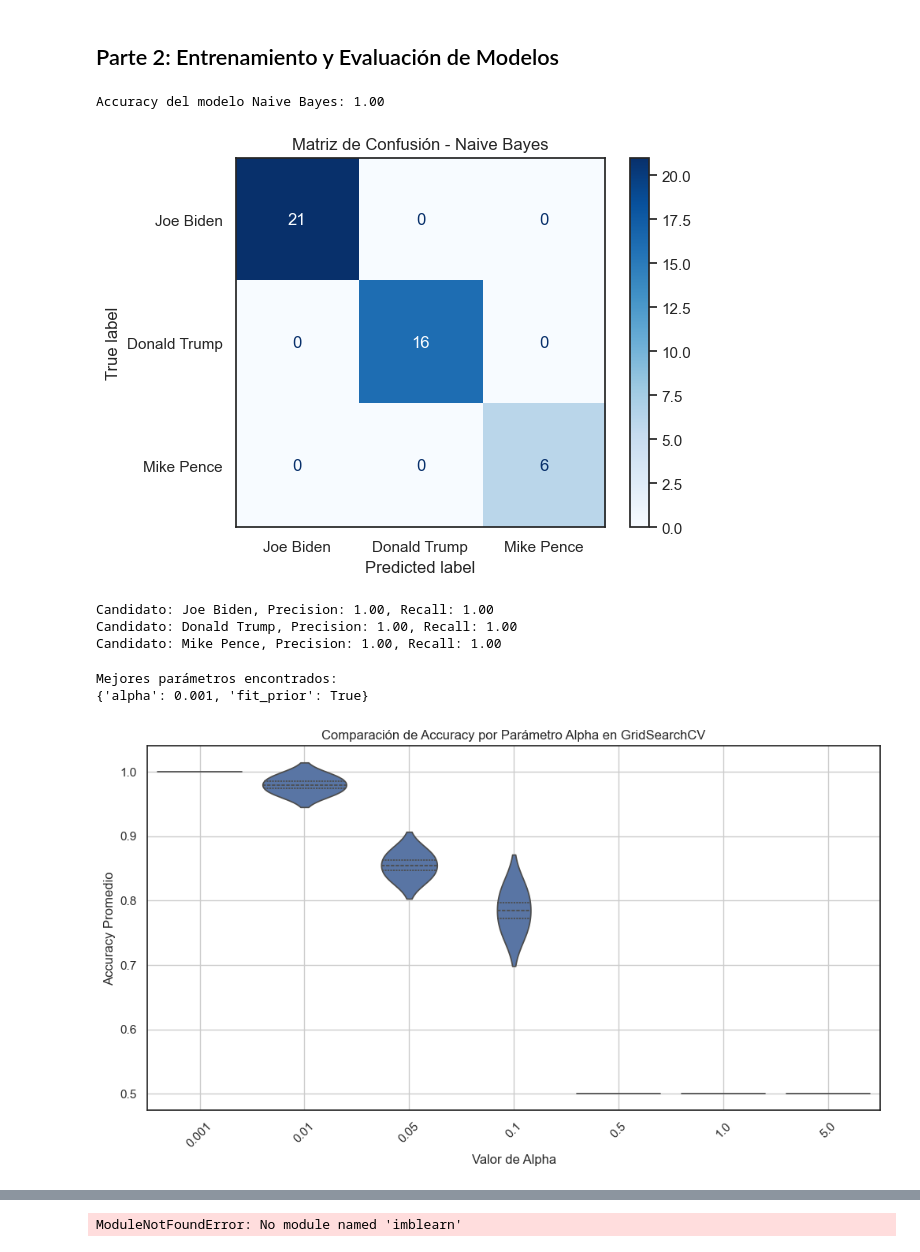
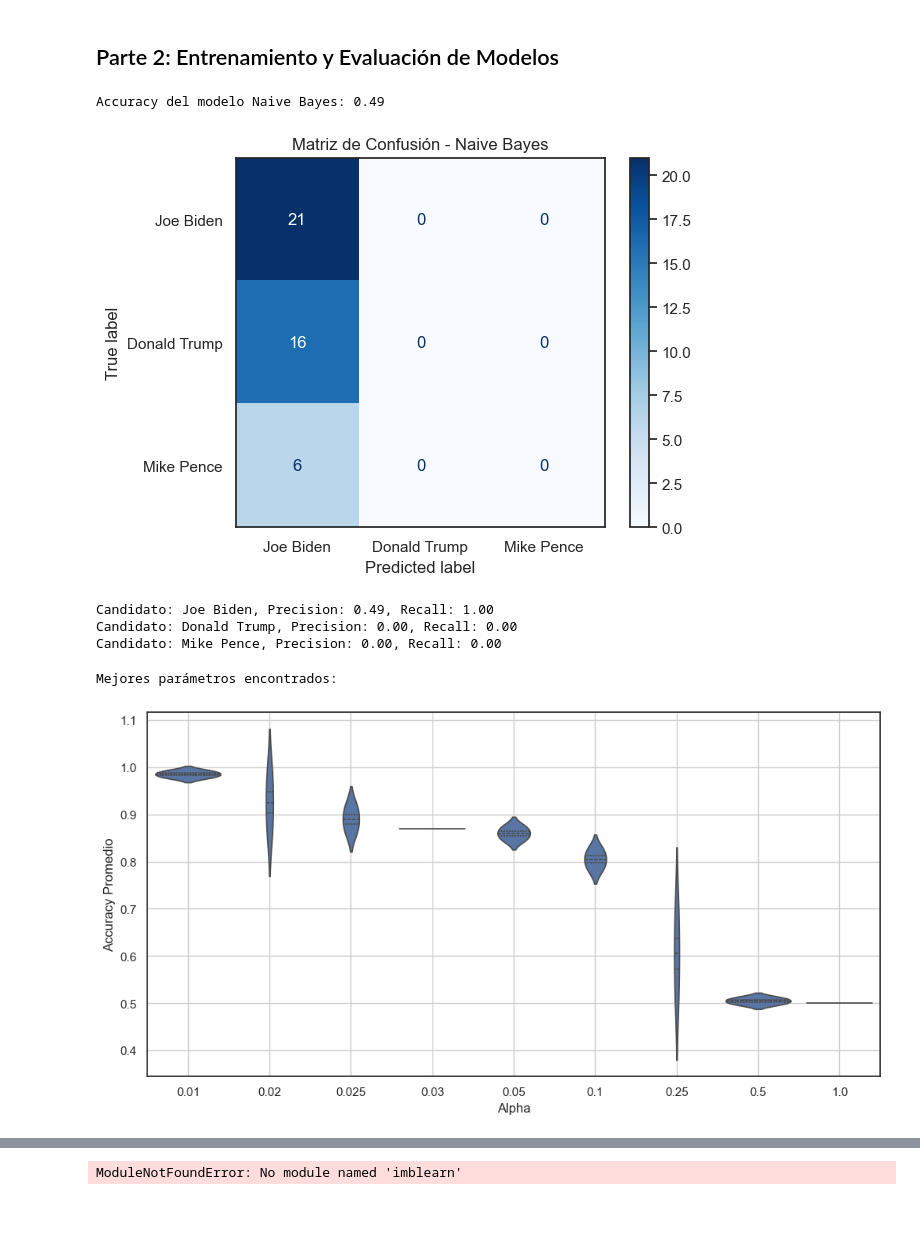
Before and after one commit to campon/intro-cd, a Jupyter notebook: Tarea_2/us2020_propuesta_estudiantes.ipynb, the cells around one changed output, grey strips where cells are left out. Cells and saved outputs as stored; diff of their text form; code cells hidden in the pictures; blank space fills up the shorter version.

```diff
--- a/Tarea_2/us2020_propuesta_estudiantes.ipynb
+++ b/Tarea_2/us2020_propuesta_estudiantes.ipynb
@@ -430,7 +430,7 @@ En síntesis, los resultados muestran que el PCA, combinado con una representaci
 # Calcular matriz de confusión Sugerencia: utilice el método from_predictions de ConfusionMatrixDisplay para realizar la matriz.
 
 # Entrenamiento del modelo Multinomial Naive Bayes
-nb_model = MultinomialNB(alpha=1, fit_prior=True)
+nb_model = MultinomialNB()
 nb_model.fit(X_dev_tfidf, y_dev)
 
 # Predicción sobre el conjunto de test
@@ -455,41 +455,40 @@ recall = recall_score(y_test, y_pred, average=None, labels=top_3_candidates)
 for candidate, prec, rec in zip(top_3_candidates, precision, recall):
     print(f"Candidato: {candidate}, Precision: {prec:.2f}, Recall: {rec:.2f}")
 # %% [output]
-Accuracy del modelo Naive Bayes: 1.00
+Accuracy del modelo Naive Bayes: 0.49
-[figure, old version]
+[figure, new version]
-Candidato: Joe Biden, Precision: 1.00, Recall: 1.00
-Candidato: Donald Trump, Precision: 1.00, Recall: 1.00
-Candidato: Mike Pence, Precision: 1.00, Recall: 1.00
+Candidato: Joe Biden, Precision: 0.49, Recall: 1.00
+Candidato: Donald Trump, Precision: 0.00, Recall: 0.00
+Candidato: Mike Pence, Precision: 0.00, Recall: 0.00
 # %%
 # 2: Implemente una búsqueda de hiperparámetros usando GridSearchCV.
 
 GridSearchCV_params = {
-    'alpha': [0.001, 0.01, 0.05, 0.1, 0.5, 1.0, 5.0],
+    'alpha': [0.01, 0.02, 0.025, 0.03, 0.05, 0.1, 0.25, 0.5, 1],
     'fit_prior': [True, False]
 }
 grid_search = GridSearchCV(
     MultinomialNB(),
     param_grid=GridSearchCV_params,
     scoring='accuracy',
-    cv=5,
+    cv=10,
     verbose=0,
     n_jobs=-1
 )
 grid_search.fit(X_dev_tfidf, y_dev)
-print("Mejores parámetros encontrados:")
-print(grid_search.best_params_)
+#print("Mejores parámetros encontrados:")
+#print(grid_search.best_params_)
 
 # Genere una visualización que permita comparar las métricas (e.g: accuracy) de los distintos modelos entrenados, viendo el valor promedio y variabilidad de las mismas en todos los splits (e.g: en un gráfico de violín).
 violin_data = pd.DataFrame(grid_search.cv_results_)
 plt.figure(figsize=(12, 6))
 sns.violinplot(x='param_alpha', y='mean_test_score', data=violin_data, inner='quartile')
-plt.title('Comparación de Accuracy por Parámetro Alpha en GridSearchCV')
-plt.xlabel('Valor de Alpha')
+#plt.title('Comparación de Accuracy por Parámetro Alpha en GridSearchCV')
+plt.xlabel('Alpha')
 plt.ylabel('Accuracy Promedio')
-plt.xticks(rotation=45)
+plt.xticks(rotation=0)
 plt.grid()
 plt.show()
 # %% [output]
 Mejores parámetros encontrados:
-{'alpha': 0.001, 'fit_prior': True}
-[figure, old version]
+[figure, new version]
```
Also changed, not shown: parts of 9 cells of this notebook.
